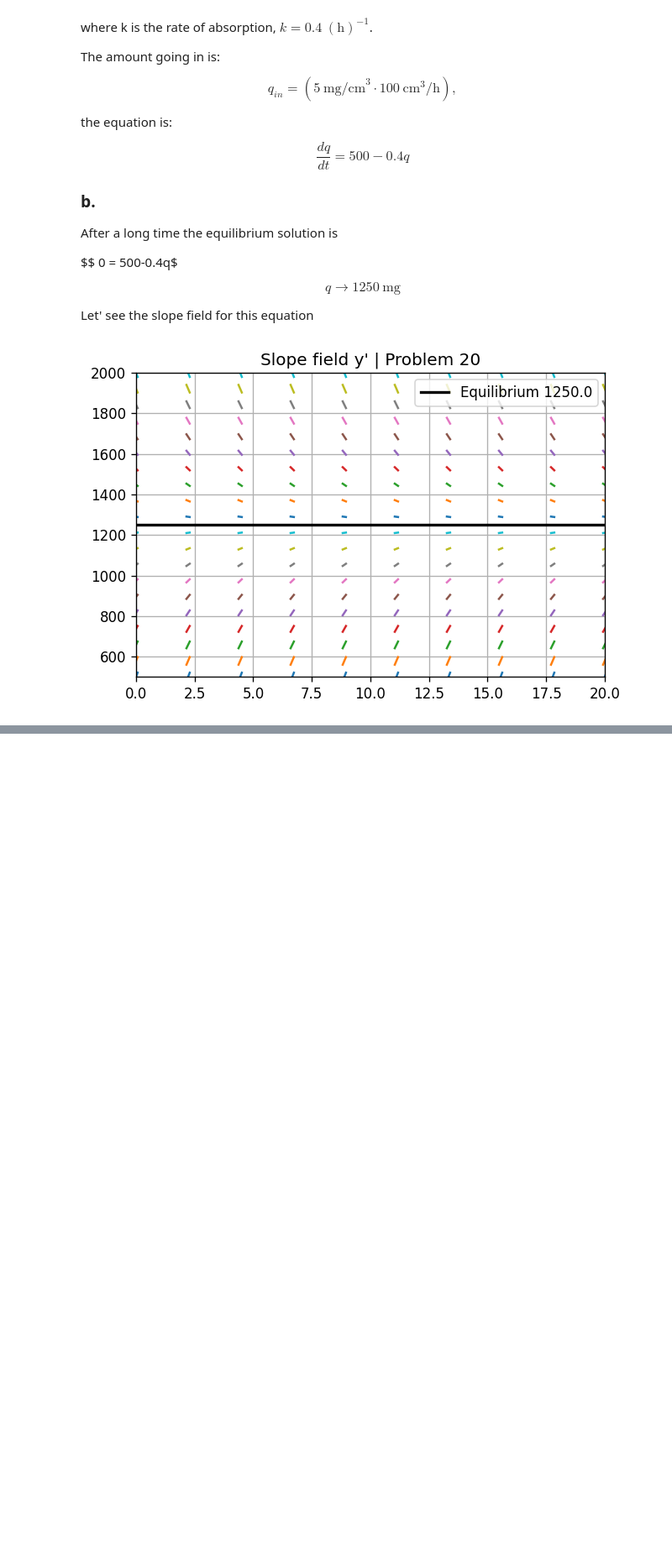
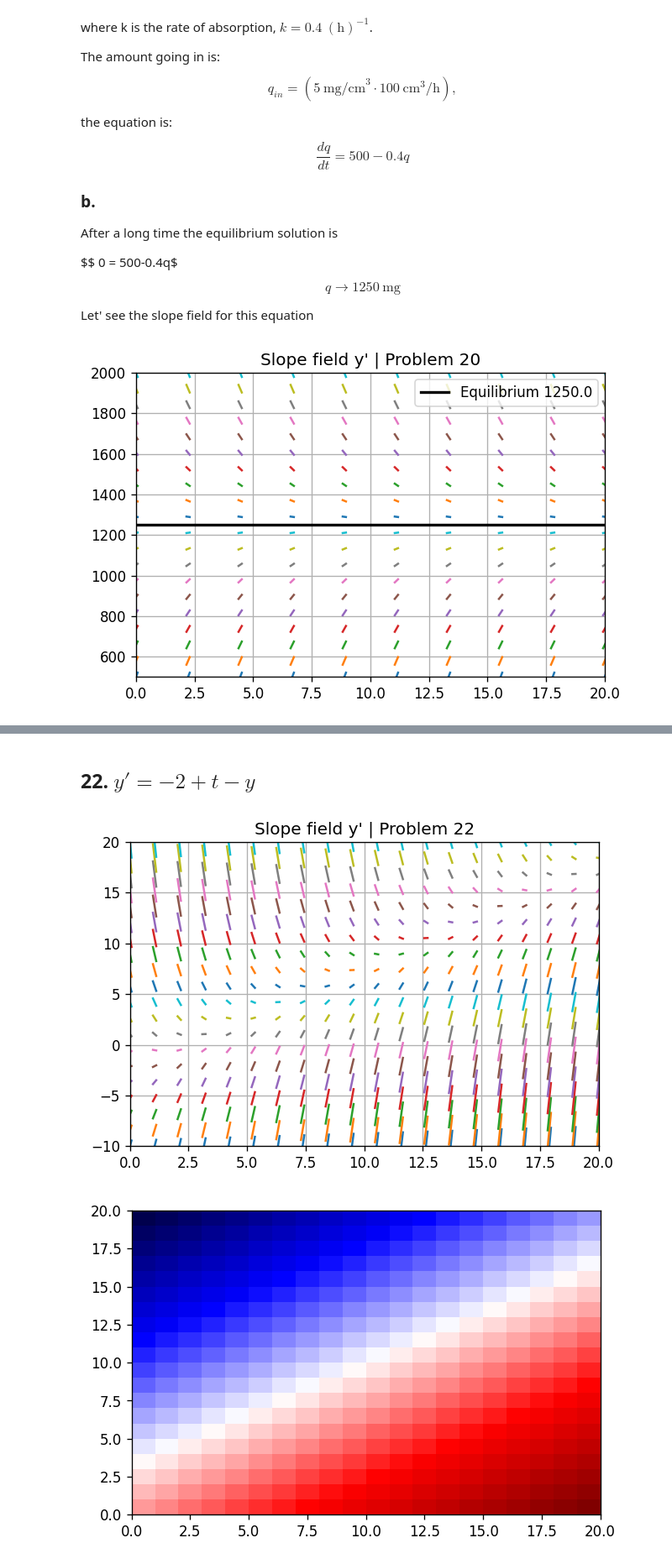
Before and after one commit to zemarchezi/BoyceDiPrima_DifferentialEq, a Jupyter notebook: Chapter_1.ipynb, the cells around one changed output, grey strips where cells are left out. Shown at 84% size. Cells and saved outputs as stored; diff of their text form; code cells hidden in the pictures; blank space fills up the shorter version.

```diff
--- a/Chapter_1.ipynb
+++ b/Chapter_1.ipynb
@@ -598,0 +665,41 @@ c. Using the data in part c, draw a direction field and compare it with Figure 1
+# %%
+def direction_field2v(symbol: list=[],
+                           expression: str ="",
+                           ylim: list=[],
+                           tlim: list=[],
+                           problm_title: str=""):
+
+    ss = symbols(symbol)
+    str_expr = expression
+    expr = sympify(str_expr)
+    f = lambdify(ss,expr)
+
+    y_array = np.linspace(ylim[0],ylim[1], 20)
+    t_array = np.linspace(tlim[0],tlim[1], 20)
+
+    matrix = np.zeros((len(t_array), len(y_array)))
+    plt.figure(dpi=120)
+    for i, j in itertools.product(range(len(t_array)), range(len(y_array))):
+        slope = f(t_array[i],y_array[j])
+        domain = np.linspace(t_array[i]-0.07,t_array[i]+0.07,2)
+        matrix[i, j] = slope
+        plt.plot(domain,fun_slope(t_array[i],y_array[j], slope, domain),solid_capstyle='projecting',solid_joinstyle='bevel')
+
+    plt.xlim(np.min(t_array), np.max(t_array))
+    plt.ylim(ylim[0], ylim[1])
+    plt.title(f"Slope field y' | {problm_title}")
+    plt.grid(True)
+
+    plt.figure(dpi=120)
+    plt.pcolormesh(np.transpose(matrix), cmap="seismic")
+
+
+
+    plt.show()
+# %% [markdown]
+## 22. $y' = -2 + t -y $
+# %%
+direction_field2v(symbol=["t", "y"], expression="-2 + t - y", ylim=[-10,20], tlim=[0,20], problm_title="Problem 22")
+# %% [output]
+[figure, added]
+[figure, added]
```
Also changed, not shown: parts of 8 cells of this notebook.
